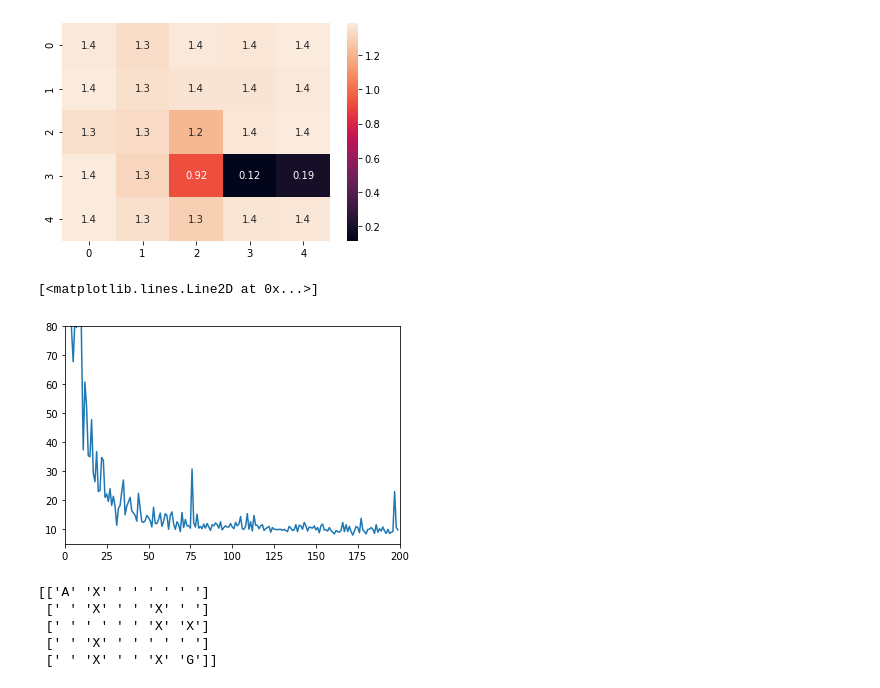
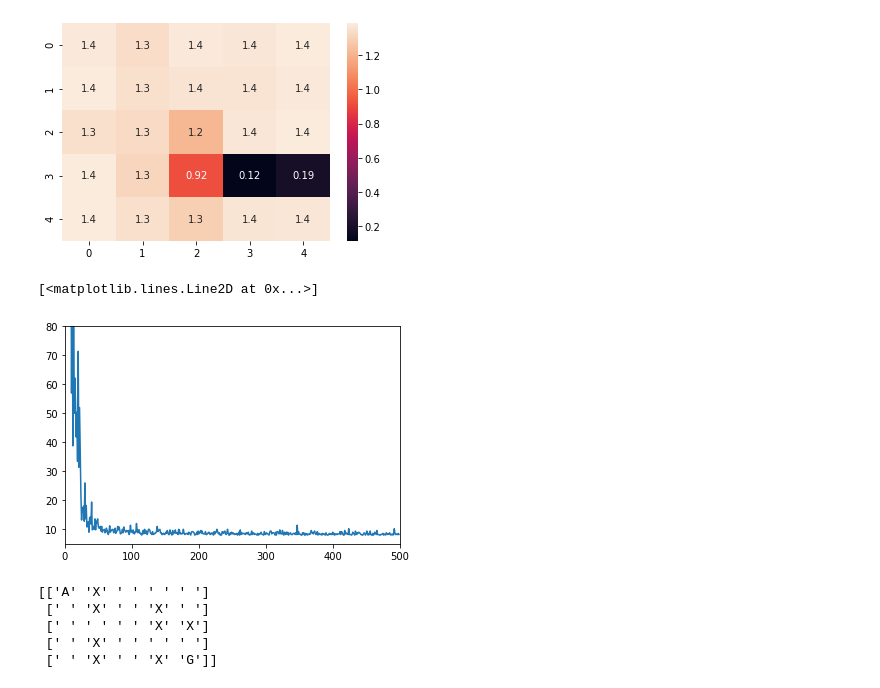
Before and after one commit to adamprice97/RLMasterClass, a Jupyter notebook: BasicRLAlgorithms.ipynb, the cells around one changed output. Cells and saved outputs as stored; diff of their text form; code cells hidden in the pictures.

```diff
--- a/BasicRLAlgorithms.ipynb
+++ b/BasicRLAlgorithms.ipynb
@@ -91,5 +174,11 @@ sns.heatmap(state_values, annot=True)
 # %%
 class one_hot_maze(maze_game):
+
+    def __init__(self, difficulty):
+        super().__init__(difficulty)
+        #This wrapper updates the observation space. It is now best discribed a multibinary.
+        self.observation_space = spaces.MultiBinary(self.maze.shape[0]**2)
+
     def step(self, action):
         state, reward, done, _, _ = super().step(action)
         state_onehot = np.zeros(self.observation_space.n)
@@ -113,7 +202,7 @@ class PolicyGradientSolver():
     def __init__(self, env, policy):
         self.W = np.random.random((env.observation_space.n, env.action_space.n))
         self.lr = .01
-        self.gamma = .99
+        self.gamma = .97
         self.policy = policy
         self.env = env
 
@@ -125,9 +214,11 @@ class PolicyGradientSolver():
             states = [state['state']]
             actions = []
             derivatives = []
+            probs_ = []
             done = False
             while not done:
                 action, probs = self.policy(state, self.W)
+                probs_.append(probs[action])
                 probs = np.expand_dims(probs, 1)
                 jacobian = np.diagflat(probs) - np.dot(probs, probs.T)
                 derivatives.append(jacobian[action])
@@ -137,11 +228,12 @@ class PolicyGradientSolver():
                 rewards.append(reward)
                 state = new_state
             steps.append(self.env.steps)
-            states = np.array(states); actions = np.array(actions); derivatives = np.array(derivatives)
+            states = np.array(states); actions = np.array(actions); derivatives = np.array(derivatives); probs_ = np.array(probs_)
             gain = scipy.signal.lfilter([1], [1, float(-self.gamma)], np.array(rewards[::-1]), axis=0)[::-1]
-            for i in range(derivatives.shape[0]):
-                self.W[np.argmax(states[i]),:] += self.lr * derivatives[i] * gain[i]
-
+            #We gather the update to take an average of the loss, this massively reduces variance in the update
+            update = np.zeros((derivatives.shape[0], env.observation_space.n, 4))
+            update[:,np.argmax(states[:-1],axis=1),:] = derivatives * np.log(probs_.reshape(-1,1)) * gain.reshape(-1,1)
+            self.W -= self.lr * update.mean(axis=0)
         return steps
 
 num_trails = 5
@@ -193,45 +289,50 @@ class PolicyGradientActorCriticSolver():
         for episodes in range(num_episodes):
             state = self.env.reset()
             rewards = []
-            states = [[state['state']]]
+            states = [state['state']]
             actions = []
             derivatives = []
+            probs_ = []
             done = False
             while not done:
                 action, probs = self.policy(state, self.W)
+                probs_.append(probs[action])
                 probs = np.expand_dims(probs, 1)
                 jacobian = np.diagflat(probs) - np.dot(probs, probs.T)
                 derivatives.append(jacobian[action])
                 actions.append(action)
                 new_state, reward, done, _, _ = self.env.step(action)
                 states.append(new_state['state'])
                 rewards.append(reward)
                 state = new_state
             steps.append(self.env.steps)
-            states = np.array(states); actions = np.array(actions); derivatives = np.array(derivatives)
+            states = np.array(states); actions = np.array(actions); derivatives = np.array(derivatives); probs_ = np.array(probs_)
             gain = scipy.signal.lfilter([1], [1, float(-self.gamma)], np.array(rewards[::-1]), axis=0)[::-1]
-            for i in range(derivatives.shape[0]):
-                self.W[np.argmax(states[i]),:] += self.lr * derivatives[i] * (gain[i] - np.dot(states[i], self.V)[0])
+            update = np.zeros((derivatives.shape[0], env.observation_space.n, 4))
+            update[:,np.argmax(states[:-1],axis=1),:] = derivatives * np.log(probs_.reshape(-1,1)) * (gain.reshape(-1,1) - np.dot(states[:-1], self.V))
+            self.W -= self.lr * update.mean(axis=0)
 
             #Simple gradient decent that takes advantage of the fact our state is one-hot
-            for i in range(gain.shape[0]):
-                self.V[np.argmax(states[i])] += self.value_lr * (gain[i] - np.dot(states[i], self.V)[0])
+            update = np.zeros((states.shape[0]-1, env.observation_space.n, 1))
+            update[:,np.argmax(states[:-1],axis=1),:] = (gain.reshape(-1,1) - np.dot(states[:-1], self.V))
+            self.W -= self.value_lr * update.mean(axis=0)
             self.value_lr *= self.value_lambda
+
         return steps
 
 num_trails = 5
-num_episodes = 200
+num_episodes = 500
 trails = []
-for i in range(5):
+for i in range(num_trails):
     maze_env = one_hot_maze('easy')
     ac_solver = PolicyGradientActorCriticSolver(maze_env, softmax_policy)
     trails.append(ac_solver.solve(num_episodes))
 
 plt.axis([0, num_episodes, 5, 80])
 plt.plot(np.array(trails).mean(axis=0))
 # %% [output]
 [<matplotlib.lines.Line2D at 0x...>]
-[figure, old version]
+[figure, new version]
 # %%
 entropy = []
 for i in range(ac_solver.env.observation_space.n):
```
Also changed, not shown: parts of 21 cells of this notebook, 1 other file.
